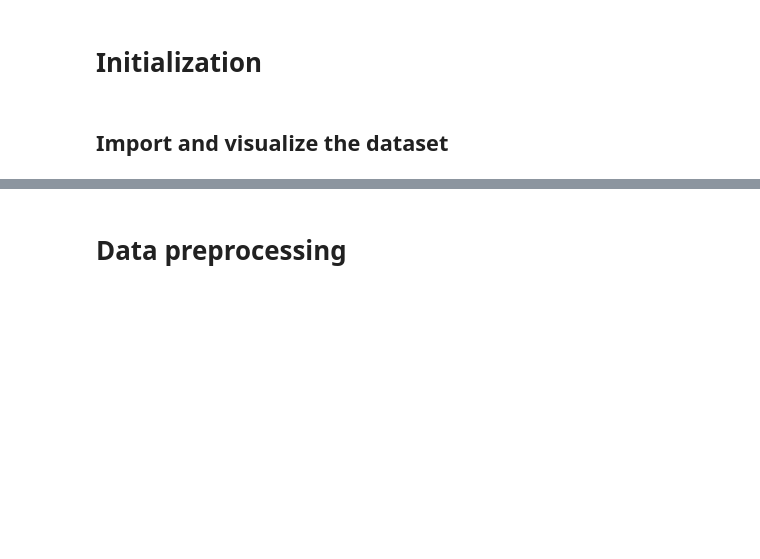
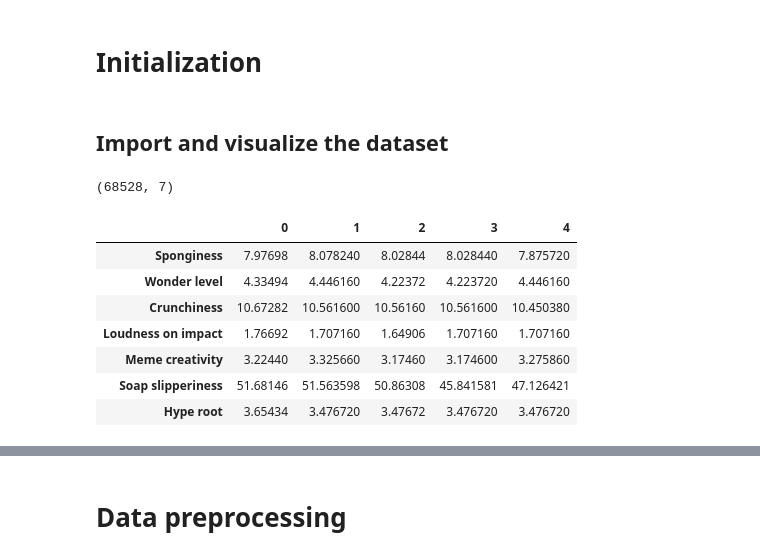
Before and after one commit to ANNDL2021-DMU/homework-2, a Jupyter notebook: notebooks/current.ipynb, the cells around one changed output, grey strips where cells are left out. Drawn from its saved outputs; the diff is of its cells as text; code cells hidden in the pictures; blank space fills up the shorter version.

```diff
--- a/notebooks/current.ipynb
+++ b/notebooks/current.ipynb
@@ -33,8 +33,18 @@ tf.compat.v1.set_random_seed(seed)
 # %%
 # Set the path to the dataset
 #dataset = pd.read_csv('../input/homework2/Training.csv')
-dataset = pd.read_csv('../input/homework2/Training.csv')
+dataset = pd.read_csv('../input/Training.csv')
 print(dataset.shape)
 dataset.head().transpose()
+# %% [output]
+(68528, 7)
+|  | 0 | 1 | 2 | 3 | 4 |
+| Sponginess | 7.97698 | 8.078240 | 8.02844 | 8.028440 | 7.875720 |
+| Wonder level | 4.33494 | 4.446160 | 4.22372 | 4.223720 | 4.446160 |
+| Crunchiness | 10.67282 | 10.561600 | 10.56160 | 10.561600 | 10.450380 |
+| Loudness on impact | 1.76692 | 1.707160 | 1.64906 | 1.707160 | 1.707160 |
+| Meme creativity | 3.22440 | 3.325660 | 3.17460 | 3.174600 | 3.275860 |
+| Soap slipperiness | 51.68146 | 51.563598 | 50.86308 | 45.841581 | 47.126421 |
+| Hype root | 3.65434 | 3.476720 | 3.47672 | 3.476720 | 3.476720 |
 # %%
 dataset.head()
```
Also changed, not shown: parts of 17 cells of this notebook.
